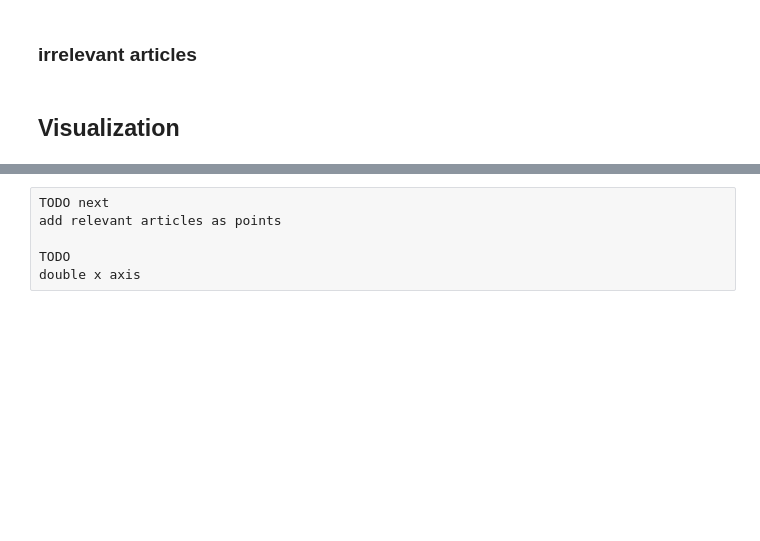
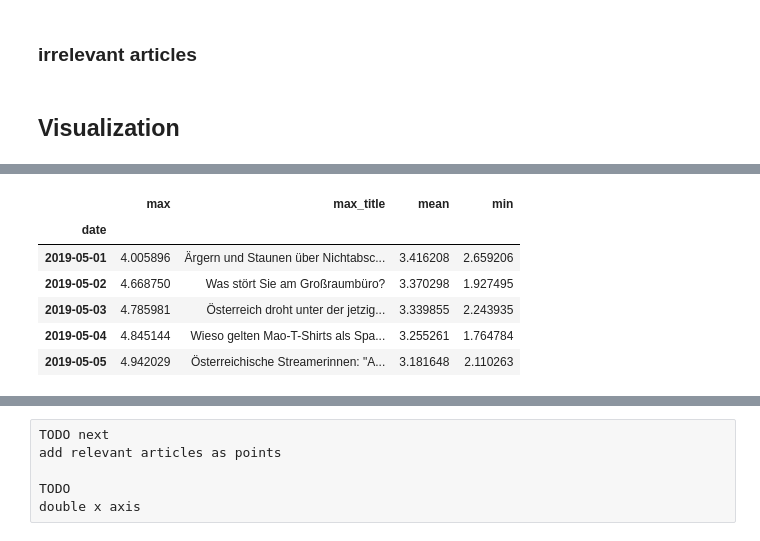
Before and after one commit to oStritze/sna, a Jupyter notebook: src/event_related_2.ipynb, the cells around one changed output, grey strips where cells are left out. Saved outputs shown, nothing was run; the diff lists cells and outputs as text; code cells hidden in the pictures; blank space fills up the shorter version.

```diff
--- a/src/event_related_2.ipynb
+++ b/src/event_related_2.ipynb
@@ -81,8 +81,10 @@ for art_idx in tqdm([x[0] for x in relevant_articles.index]):
 ### irrelevant articles
 # %%
 # use random subsample of irrelevant articles, since 4215 is too many articles
-N = 100
-rnd_irr_articles = sample(list(irrelevant_articles.index), N)
+N = 1000
+irr_pool_threshold = 100
+irr_pool = irrelevant_articles[irrelevant_articles > irr_pool_threshold]
+rnd_irr_articles = sample(list(irr_pool.index), N)
 
 # loop over all irrelevant articles!
 ir_result = {}
@@ -116,13 +132,27 @@ grouped_viz_df = viz_df.groupby('date').max()
 # %%
-# prepare irrelevant data
+# prepare viz (irrelevant)
 irr_arr = [
     (all_postings[all_postings.ID_Article == x]['ArticlePublishingDate'].iloc[0].split()[0],
     np.mean(ir_result[x]),
     all_postings[all_postings.ID_Article == x]['ArticleTitle'].iloc[0])
     for x in ir_result if len(ir_result[x]) > 0]
 
-irr_df = pd.DataFrame(irr_arr, columns=['date', 'mean', 'title'])
+irr_df = pd.DataFrame(irr_arr, columns=['date', 'val', 'title'])
 irr_df = irr_df.sort_values(by='date')
+
+# grouped by date and min, mean, max
 grouped_irr_df = irr_df.groupby('date').max()
+grouped_irr_df['mean'] = irr_df.groupby('date').mean().val
+grouped_irr_df['minn ']= irr_df.groupby('date').min().val
+grouped_irr_df.columns = ['max', 'max_title', 'mean', 'min']
+grouped_irr_df.head()
+# %% [output]
+|  | max | max_title | mean | min |
+| date |  |  |  |  |
+| 2019-05-01 | 4.005896 | Ärgern und Staunen über Nichtabsc... | 3.416208 | 2.659206 |
+| 2019-05-02 | 4.668750 | Was stört Sie am Großraumbüro? | 3.370298 | 1.927495 |
+| 2019-05-03 | 4.785981 | Österreich droht unter der jetzig... | 3.339855 | 2.243935 |
+| 2019-05-04 | 4.845144 | Wieso gelten Mao-T-Shirts als Spa... | 3.255261 | 1.764784 |
+| 2019-05-05 | 4.942029 | Österreichische Streamerinnen: "A... | 3.181648 | 2.110263 |
 # %%
 # prepare displayed articles
```
Also changed, not shown: parts of 4 cells of this notebook, 3 other files.
